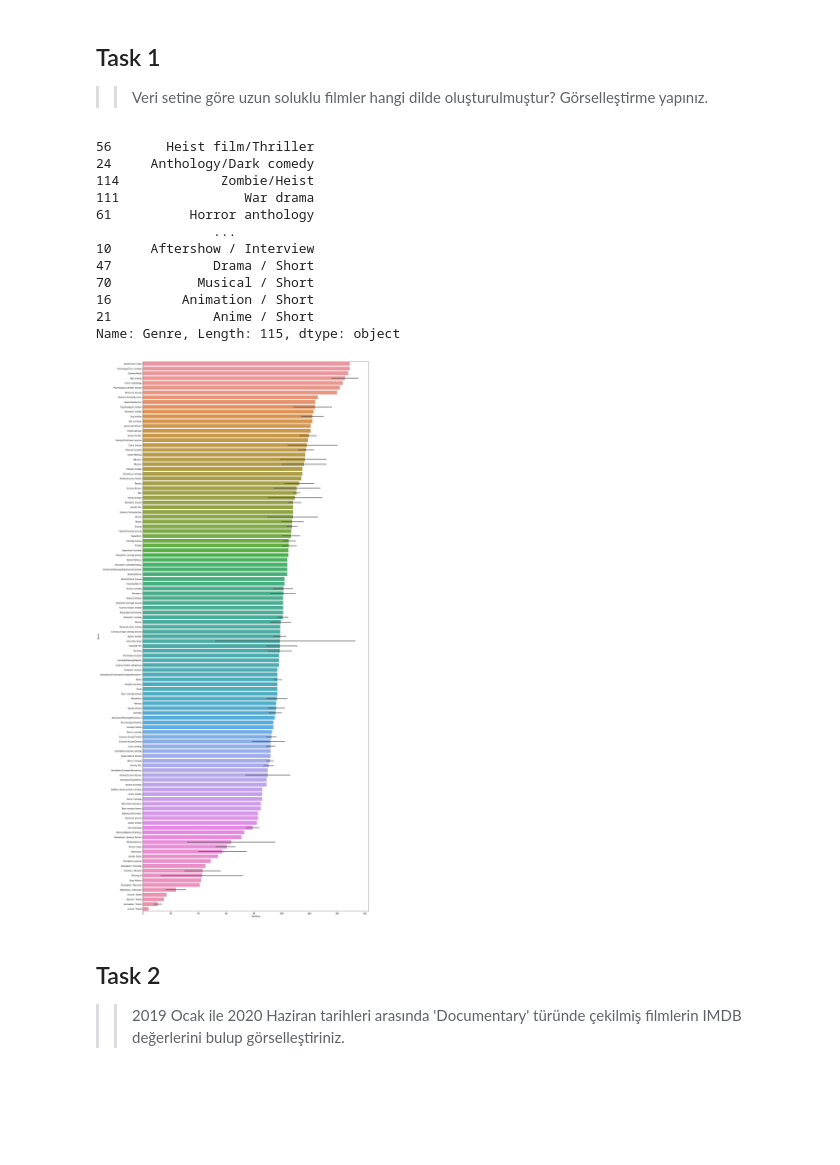
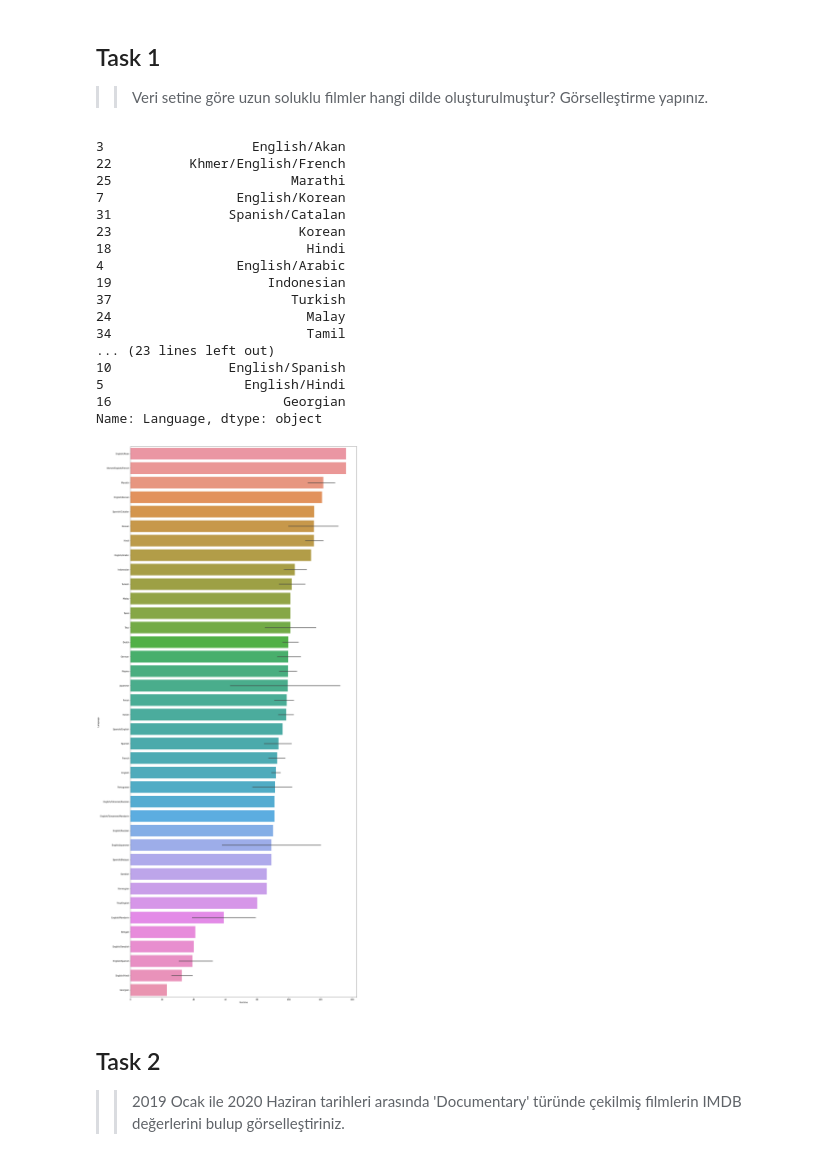
Before and after one commit to joshuaaid/bootcamp_netflix_project, a Jupyter notebook: netflix_analysis.ipynb, the cells around one changed output. Drawn from its saved outputs; the diff is of its cells as text; code cells hidden in the pictures; blank space fills up the shorter version.

Commit message:
second commit of netflix project

```diff
--- a/netflix_analysis.ipynb
+++ b/netflix_analysis.ipynb
@@ -75,26 +75,31 @@ memory usage: 27.5+ KB
 ## Task 1
 >>Veri setine göre uzun soluklu filmler hangi dilde oluşturulmuştur? Görselleştirme yapınız.
 # %%
-order_of_bar = netflix_data.groupby('Genre', as_index=False)['Runtime'].mean().sort_values(by = "Runtime", ascending = False)["Genre"]
+order_of_bar = netflix_data.groupby('Language', as_index=False)['Runtime'].mean().sort_values(by = "Runtime", ascending = False)["Language"]
 order_of_bar
 # %% [output]
-56       Heist film/Thriller
-24     Anthology/Dark comedy
-114             Zombie/Heist
-111                War drama
-61          Horror anthology
-               ...
-10     Aftershow / Interview
-47             Drama / Short
-70           Musical / Short
-16         Animation / Short
-21             Anime / Short
-Name: Genre, Length: 115, dtype: object
+3                   English/Akan
+22          Khmer/English/French
+25                       Marathi
+7                 English/Korean
+31               Spanish/Catalan
+23                        Korean
+18                         Hindi
+4                 English/Arabic
+19                    Indonesian
+37                       Turkish
+24                         Malay
+34                         Tamil
+... (23 lines left out)
+10               English/Spanish
+5                  English/Hindi
+16                      Georgian
+Name: Language, dtype: object
 # %%
 plt.figure(figsize=(20, 50))
-language_runtime_graph = sns.barplot(x = "Runtime", y ="Genre" ,data = netflix_data, orient = "h",order=order_of_bar)
+language_runtime_graph = sns.barplot(x = "Runtime", y ="Language" ,data = netflix_data, orient = "h",order=order_of_bar)
 # %% [output]
-[figure, old version]
+[figure, new version]
 # %% [markdown]
 ## Task 2
 >>2019 Ocak ile 2020 Haziran tarihleri arasında 'Documentary' türünde çekilmiş filmlerin IMDB değerlerini bulup görselleştiriniz.
```
Also changed, not shown: parts of 2 cells of this notebook.
